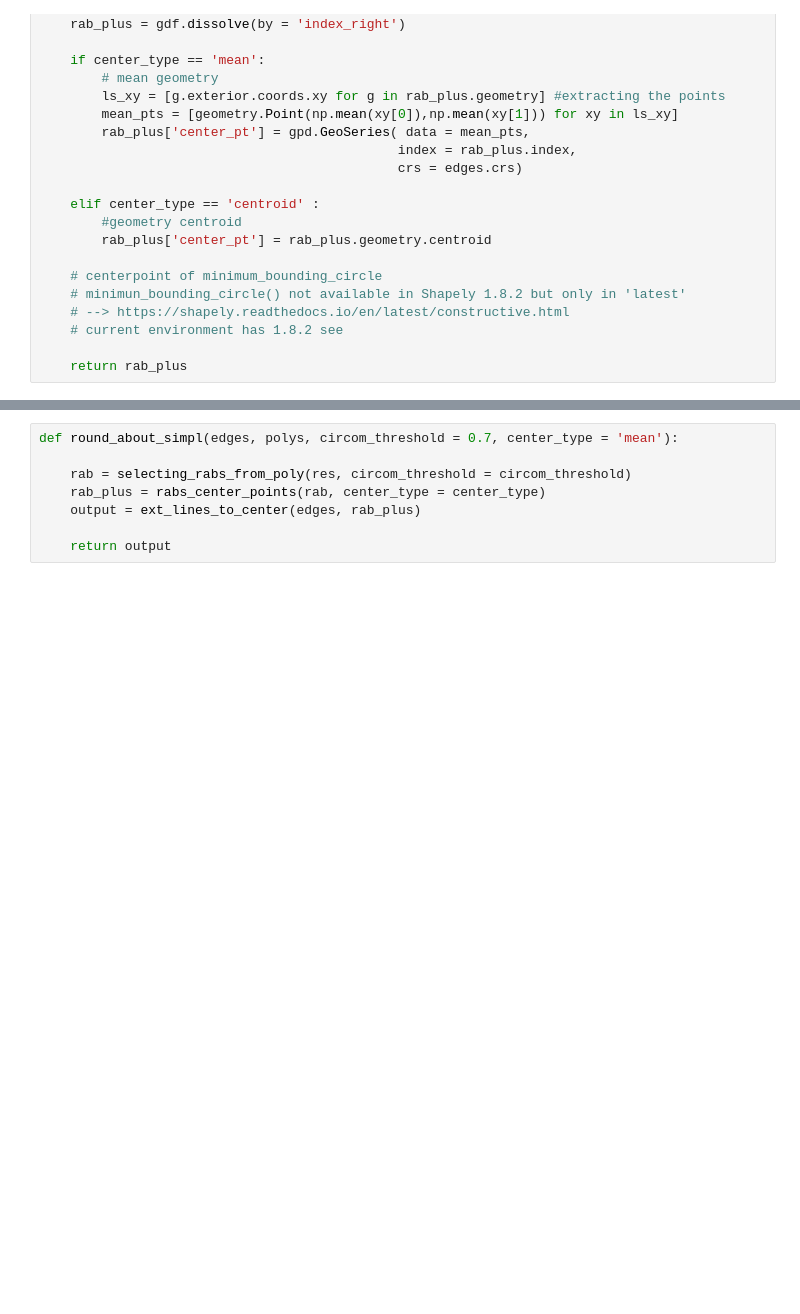
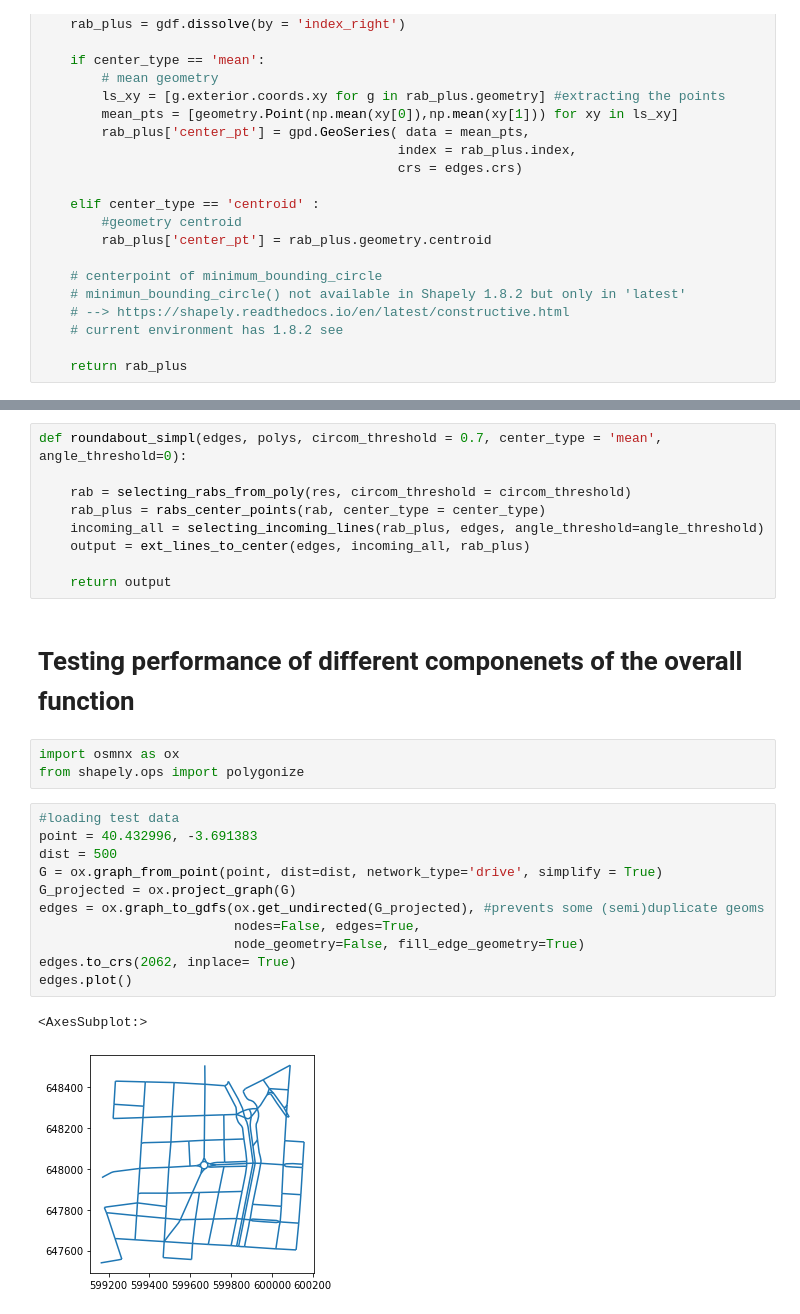
Before and after one commit to gregmaya/gsoc2022_network_simpl, a Jupyter notebook: round_about_functions.ipynb, the cells around one changed output, grey strips where cells are left out. Drawn from its saved outputs; the diff is of its cells as text; blank space fills up the shorter version.

Commit message:
clean up and testing of initial functions

```diff
--- a/round_about_functions.ipynb
+++ b/round_about_functions.ipynb
@@ -142,10 +145,30 @@ def ext_lines_to_center(edges, rab_plus):
 
     return new_edges
 # %%
-def round_about_simpl(edges, polys, circom_threshold = 0.7, center_type = 'mean'):
+def roundabout_simpl(edges, polys, circom_threshold = 0.7, center_type = 'mean', angle_threshold=0):
 
     rab = selecting_rabs_from_poly(res, circom_threshold = circom_threshold)
     rab_plus = rabs_center_points(rab, center_type = center_type)
-    output = ext_lines_to_center(edges, rab_plus)
+    incoming_all = selecting_incoming_lines(rab_plus, edges, angle_threshold=angle_threshold)
+    output = ext_lines_to_center(edges, incoming_all, rab_plus)
 
     return output
+# %% [markdown]
+# Testing performance of different componenets of the overall function
+# %%
+import osmnx as ox
+from shapely.ops import polygonize
+# %%
+#loading test data
+point = 40.432996, -3.691383
+dist = 500
+G = ox.graph_from_point(point, dist=dist, network_type='drive', simplify = True)
+G_projected = ox.project_graph(G)
+edges = ox.graph_to_gdfs(ox.get_undirected(G_projected), #prevents some (semi)duplicate geoms
+                         nodes=False, edges=True,
+                         node_geometry=False, fill_edge_geometry=True)
+edges.to_crs(2062, inplace= True)
+edges.plot()
+# %% [output]
+<AxesSubplot:>
+[figure, added]
```
Also changed, not shown: parts of 32 cells of this notebook, 2 other files.
